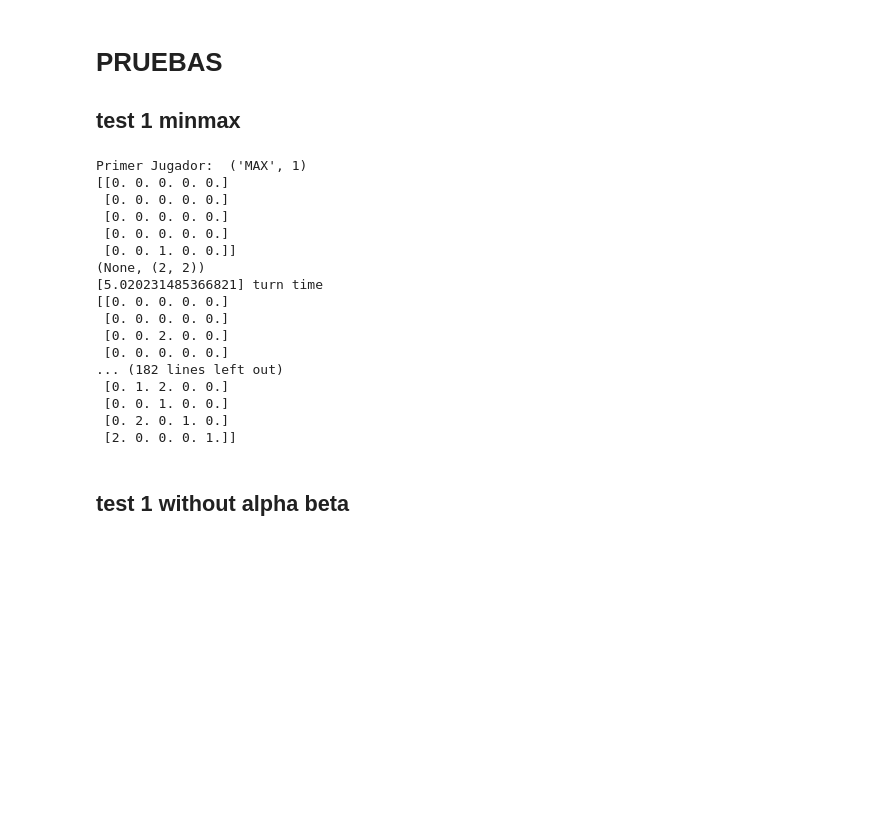
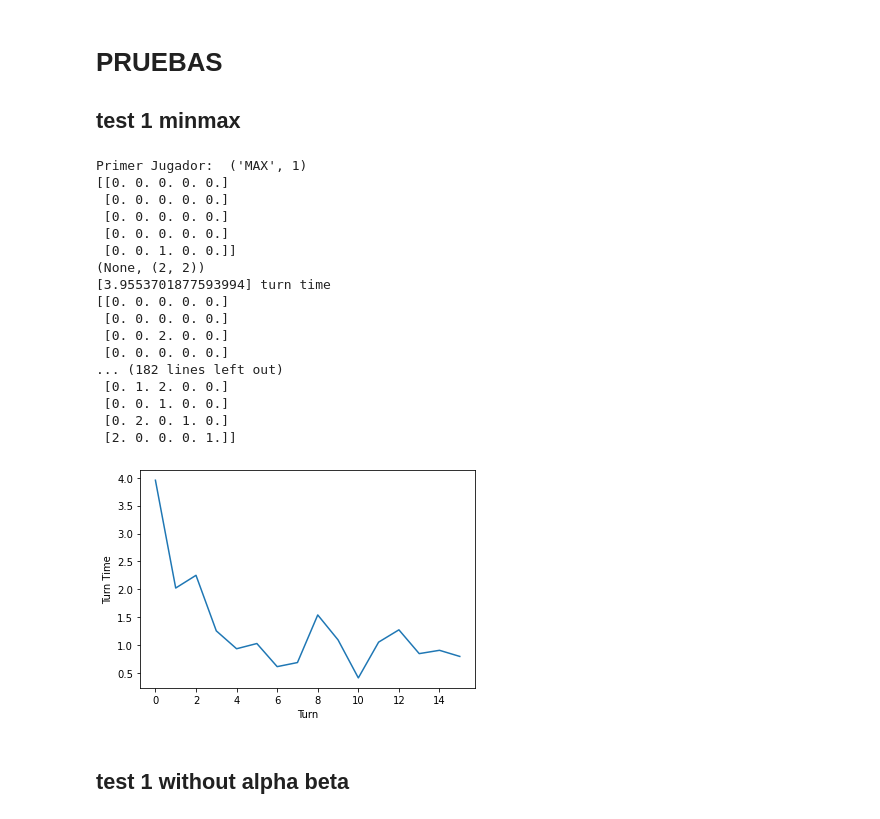
Before and after one commit to BMB0/Assignment-3, a Jupyter notebook: Teeko.ipynb, the cells around one changed output. Cells and saved outputs as stored; diff of their text form; code cells hidden in the pictures; blank space fills up the shorter version.

Commit message:
Added Test plots

```diff
--- a/Teeko.ipynb
+++ b/Teeko.ipynb
@@ -893,34 +882,43 @@ print(test_1_min_max.board)
 start = time.time()
 print(min_max_with_depth(deepcopy(test_1_min_max)))
 end = time.time()
 turn_time.append(end - start)
 print(turn_time, "turn time")
 
 test_1_min_max.make_a_move((2,3), "ul") #computer move
 test_1_min_max.switch_player()
 print(test_1_min_max.board)
 
 test_1_min_max.make_a_move((3,4), "d") #human move  --------------------------------HUMAN WINS-----------------------------------------------------
 test_1_min_max.switch_player()
 print(test_1_min_max.board)
+
+
+plot.plot(range(16), turn_time)
+plot.xlabel('Turn')
+plot.ylabel('Turn Time')
+plot.title('')
+
+plot.show()
 # %% [output]
 Primer Jugador:  ('MAX', 1)
 [[0. 0. 0. 0. 0.]
  [0. 0. 0. 0. 0.]
  [0. 0. 0. 0. 0.]
  [0. 0. 0. 0. 0.]
  [0. 0. 1. 0. 0.]]
 (None, (2, 2))
-[5.020231485366821] turn time
+[3.9553701877593994] turn time
 [[0. 0. 0. 0. 0.]
  [0. 0. 0. 0. 0.]
  [0. 0. 2. 0. 0.]
  [0. 0. 0. 0. 0.]
 ... (182 lines left out)
  [0. 1. 2. 0. 0.]
  [0. 0. 1. 0. 0.]
  [0. 2. 0. 1. 0.]
  [2. 0. 0. 0. 1.]]
+[figure, added]
 # %% [markdown]
 ## test 1 without alpha beta
 # %%
```
Also changed, not shown: parts of 11 cells of this notebook, 7 other files.
